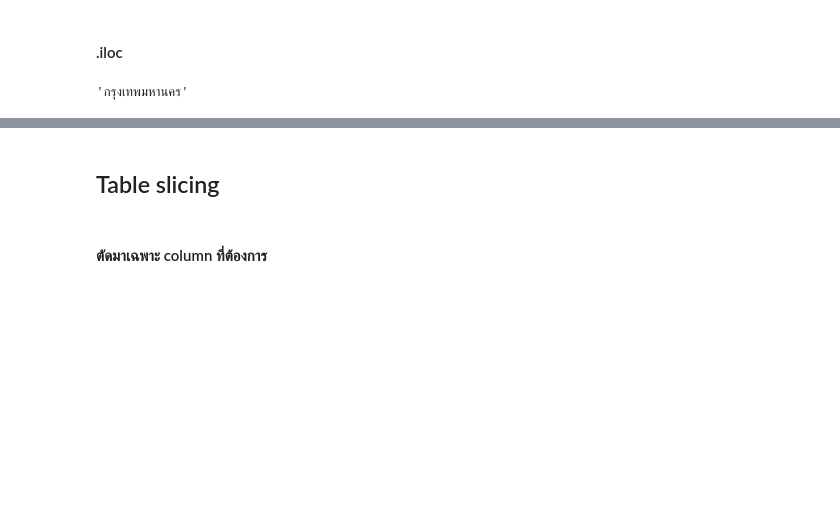
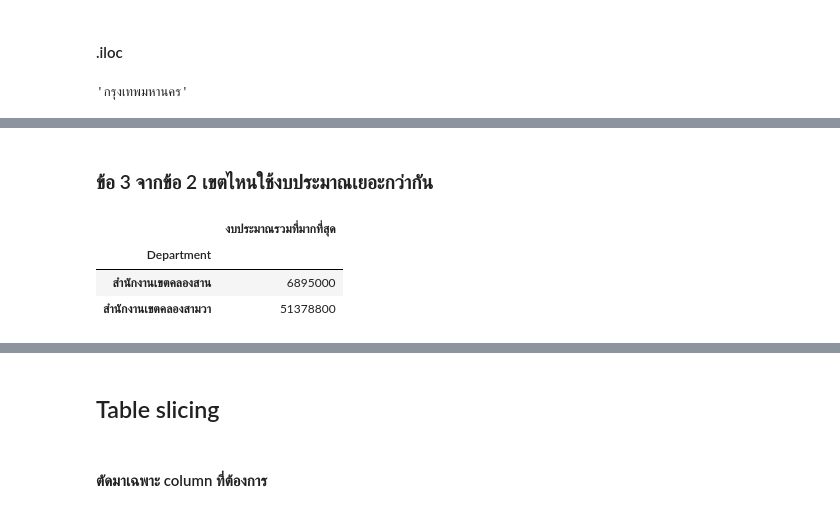
Before and after one commit to Thippawan72/Pytron_dataviz2023, a Jupyter notebook: Pandas101.ipynb, the cells around one changed output, grey strips where cells are left out. Saved outputs shown, nothing was run; the diff lists cells and outputs as text; code cells hidden in the pictures; blank space fills up the shorter version.

```diff
--- a/Pandas101.ipynb
+++ b/Pandas101.ipynb
@@ -505,0 +530,11 @@ data_covid.iloc[4,7]
+# %% [markdown]
+### ข้อ 3 จากข้อ 2 เขตไหนใช้งบประมาณเยอะกว่ากัน
+# %%
+result= data1.groupby('Department')['Approved_buget'].aggregate(['sum'])
+re7 = result.groupby('Department')['sum'].aggregate(['max'])
+re7.rename(columns ={'max':'งบประมาณรวมที่มากที่สุด'} )[0:3][1:3]
+# %% [output]
+|  | งบประมาณรวมที่มากที่สุด |
+| Department |  |
+| สำนักงานเขตคลองสาน | 6895000 |
+| สำนักงานเขตคลองสามวา | 51378800 |
```
Also changed, not shown: parts of 14 cells of this notebook.
